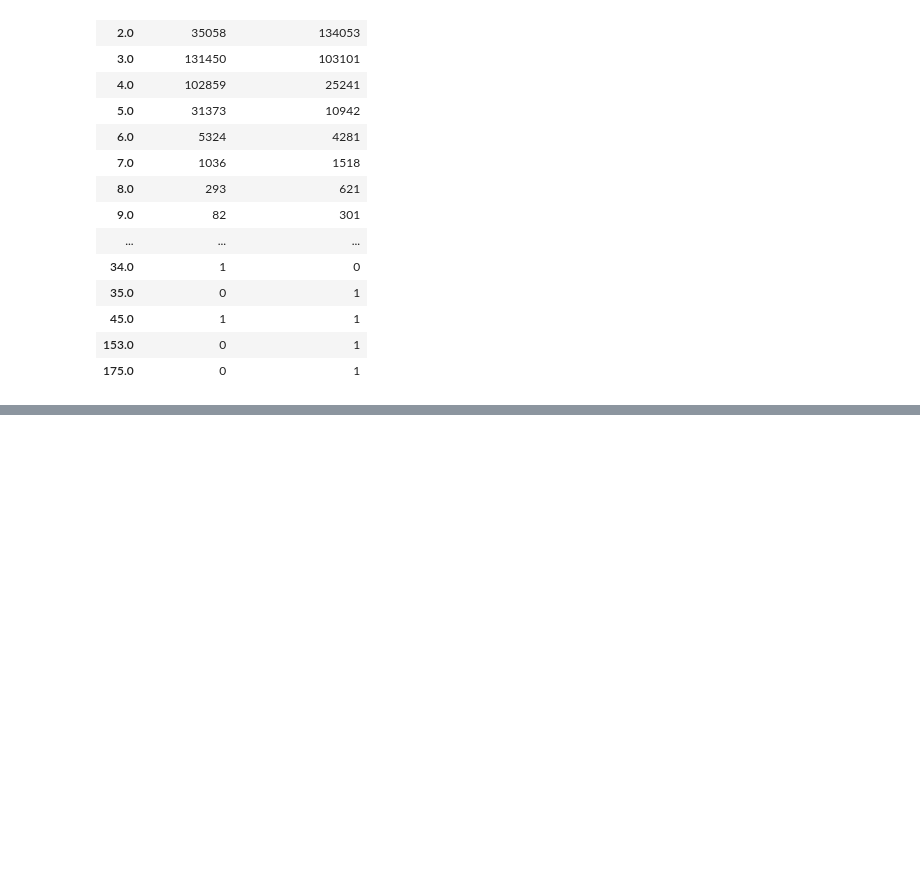
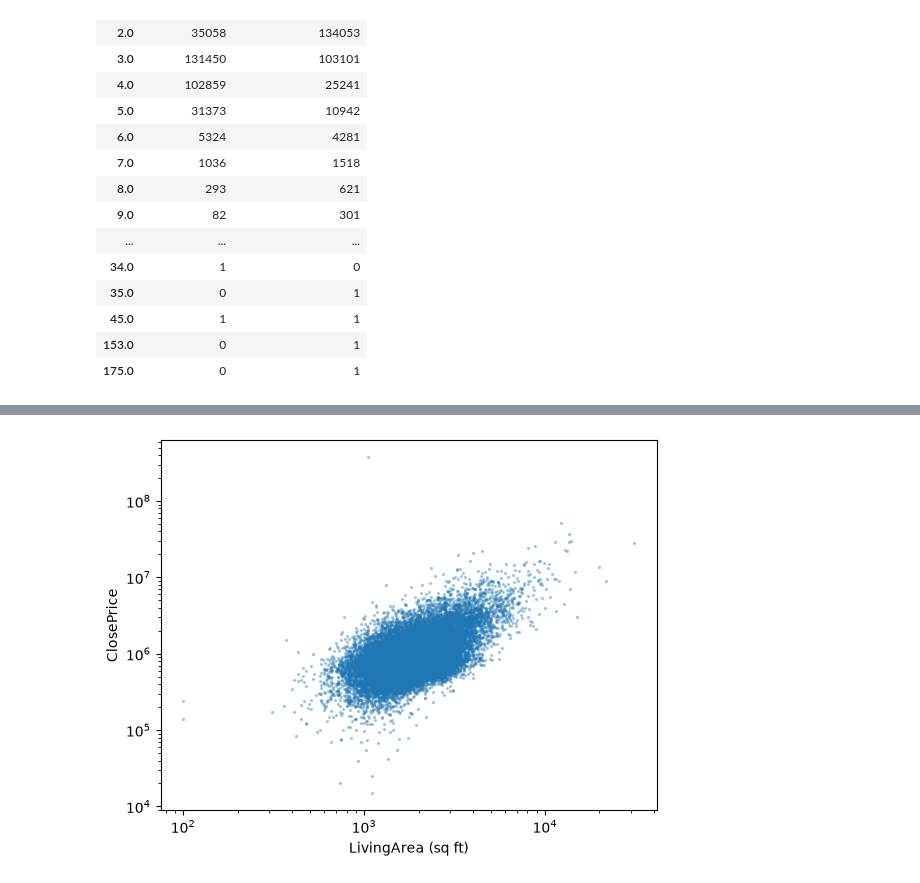
Before and after one commit to KieraChiu/IDX-Exchange-Data-Science, a Jupyter notebook: 01_exploration.ipynb, the cells around one changed output, grey strips where cells are left out. Cells and saved outputs as stored; diff of their text form; code cells hidden in the pictures; blank space fills up the shorter version.

```diff
--- a/01_exploration.ipynb
+++ b/01_exploration.ipynb
@@ -294,0 +315,11 @@ NameError: name 'cols' is not defined
+# %%
+# graphs out LivingArea with ClosePrice
+df_res[cols].corr(method="spearman")["ClosePrice"].sort_values(ascending=False)
+#gets random sample of 20,000 rows
+sample = df_res.sample(20_000, random_state=0)
+plt.scatter(sample["LivingArea"], sample["ClosePrice"], s=2, alpha=0.3)
+plt.xscale("log"); plt.yscale("log")
+plt.xlabel("LivingArea (sq ft)"); plt.ylabel("ClosePrice")
+plt.show() # larger LivingArea tend to have higher ClosePrices
+# %% [output]
+[figure, added]
```
Also changed, not shown: parts of 5 cells of this notebook, 2 other files.
